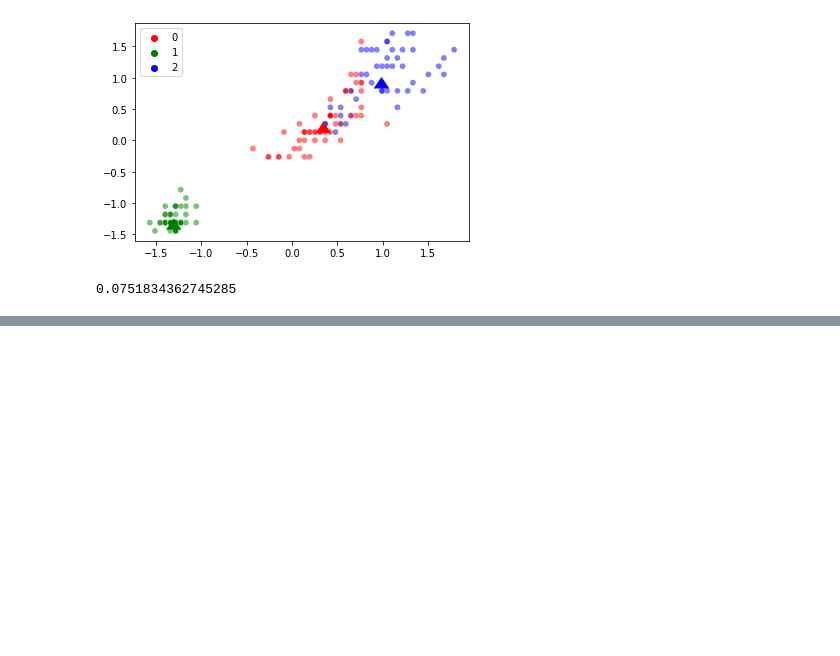
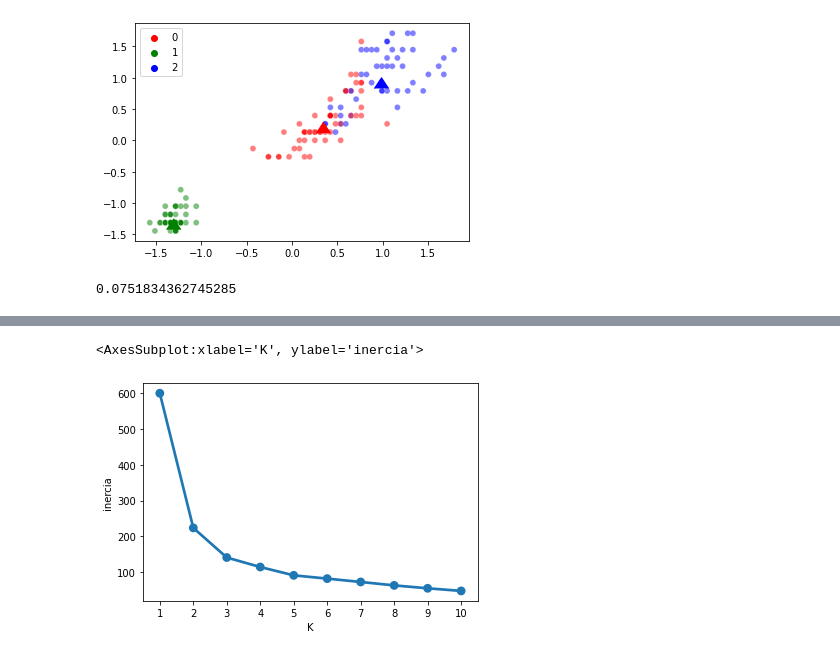
Before and after one commit to Lorenzoriccio/F-de-Informatica-sample, a Jupyter notebook: F-Informatica-LRiccio/Prácticos-Datos/Pandas/Desafíos/d_clustering_t.ipynb, the cells around one changed output, grey strips where cells are left out. Saved outputs shown, nothing was run; the diff lists cells and outputs as text; code cells hidden in the pictures; blank space fills up the shorter version.

```diff
--- a/F-Informatica-LRiccio/Prácticos-Datos/Pandas/Desafíos/d_clustering_t.ipynb
+++ b/F-Informatica-LRiccio/Prácticos-Datos/Pandas/Desafíos/d_clustering_t.ipynb
@@ -158,0 +188,10 @@ p
+# %%
+inercias = {}
+def inercias_por_k(diccionario):
+    for i in range(1,11):
+        kmeans = KMeans(n_clusters = i, init='random', n_init=10, max_iter=300, random_state=123457)
+        kmeans.fit(iris_escaleado)
+        diccionario[i] = kmeans.inertia_
+
+inercias_por_k(inercias)
+inercias
@@ -158,0 +209,4 @@ p
+# %%
+# Cuanto menor es la inercia, mejor es la separación de grupos
+df_inercias = pd.DataFrame(inercias.items(), columns=['K', 'inercia'])
+df_inercias
@@ -158,0 +225,7 @@ p
+# %%
+# Regla del codo
+sns.pointplot(data=df_inercias, x='K', y='inercia')
+# Es confiable que divida los datos en 2 o 3 grupos
+# %% [output]
+<AxesSubplot:xlabel='K', ylabel='inercia'>
+[figure, added]
```
Also changed, not shown: parts of 8 cells of this notebook.
